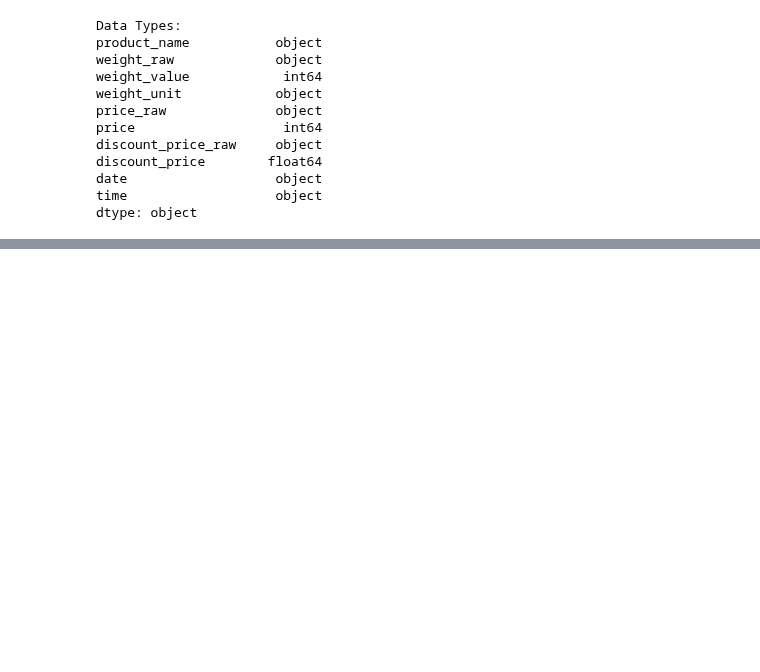
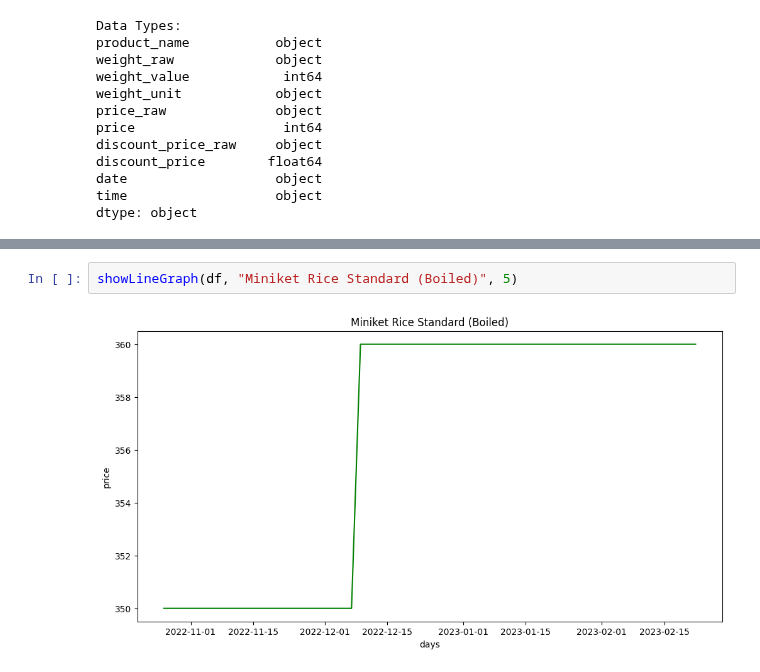
Before and after one commit to Shayokh144/Commodity_Price_Analysis_BD, a Jupyter notebook: visualization/notebook/BasicVisualization.ipynb, the cells around one changed output, grey strips where cells are left out. Drawn from its saved outputs; the diff is of its cells as text; blank space fills up the shorter version.

```diff
--- a/visualization/notebook/BasicVisualization.ipynb
+++ b/visualization/notebook/BasicVisualization.ipynb
@@ -68,0 +77,4 @@ createPlot(filteredDf, 'price', itemName)
+# %%
+showLineGraph(df, "Miniket Rice Standard (Boiled)", 5)
+# %% [output]
+[figure, added]
```
Also changed, not shown: parts of 5 cells of this notebook.
